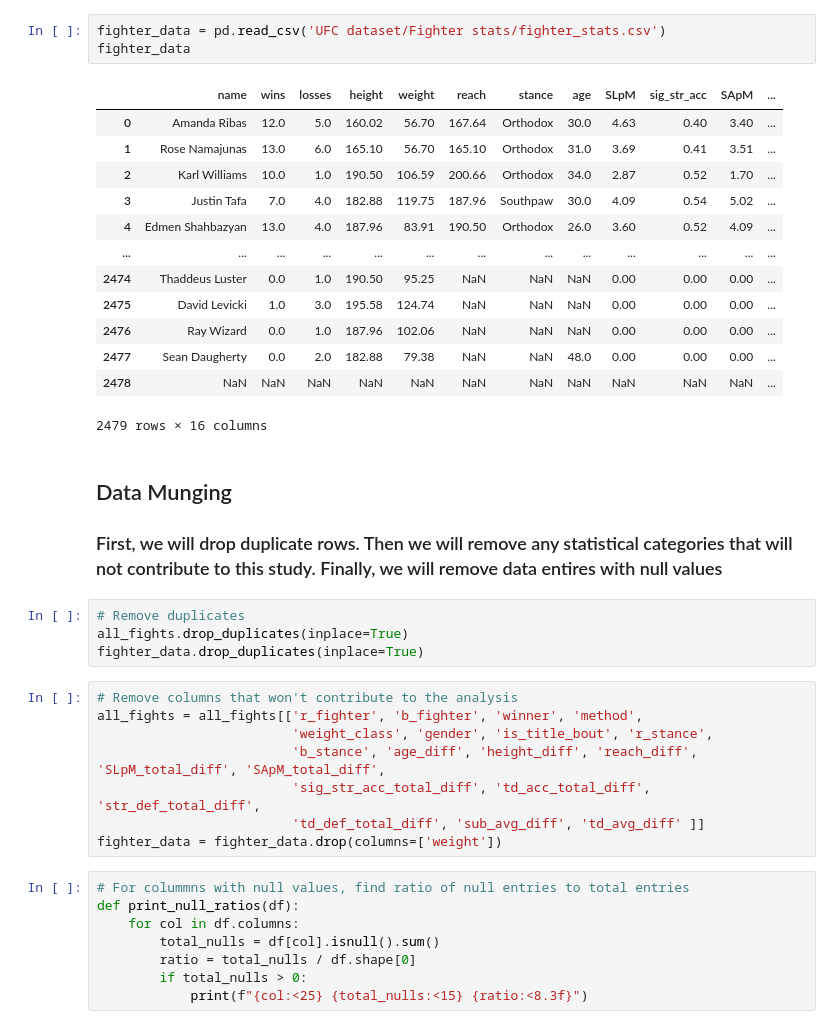
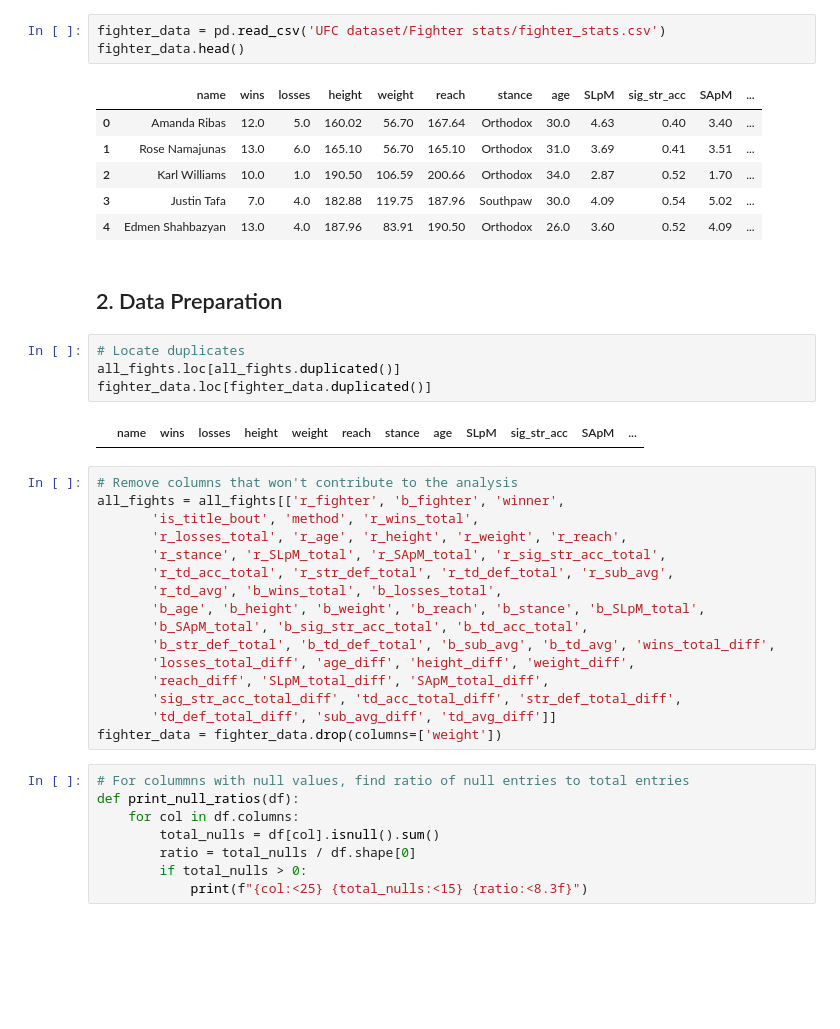
Before and after one commit to jmanlang/ufc-data-analysis, a Jupyter notebook: analysis.ipynb, the cells around one changed output. Drawn from its saved outputs; the diff is of its cells as text; blank space fills up the shorter version.

```diff
--- a/analysis.ipynb
+++ b/analysis.ipynb
@@ -23,34 +71,36 @@ all_fights
 # %%
 fighter_data = pd.read_csv('UFC dataset/Fighter stats/fighter_stats.csv')
-fighter_data
+fighter_data.head()
 # %% [output]
 |  | name | wins | losses | height | weight | reach | stance | age | SLpM | sig_str_acc | SApM | ... |
 | 0 | Amanda Ribas | 12.0 | 5.0 | 160.02 | 56.70 | 167.64 | Orthodox | 30.0 | 4.63 | 0.40 | 3.40 | ... |
 | 1 | Rose Namajunas | 13.0 | 6.0 | 165.10 | 56.70 | 165.10 | Orthodox | 31.0 | 3.69 | 0.41 | 3.51 | ... |
 | 2 | Karl Williams | 10.0 | 1.0 | 190.50 | 106.59 | 200.66 | Orthodox | 34.0 | 2.87 | 0.52 | 1.70 | ... |
 | 3 | Justin Tafa | 7.0 | 4.0 | 182.88 | 119.75 | 187.96 | Southpaw | 30.0 | 4.09 | 0.54 | 5.02 | ... |
 | 4 | Edmen Shahbazyan | 13.0 | 4.0 | 187.96 | 83.91 | 190.50 | Orthodox | 26.0 | 3.60 | 0.52 | 4.09 | ... |
-| ... | ... | ... | ... | ... | ... | ... | ... | ... | ... | ... | ... | ... |
-| 2474 | Thaddeus Luster | 0.0 | 1.0 | 190.50 | 95.25 | NaN | NaN | NaN | 0.00 | 0.00 | 0.00 | ... |
-| 2475 | David Levicki | 1.0 | 3.0 | 195.58 | 124.74 | NaN | NaN | NaN | 0.00 | 0.00 | 0.00 | ... |
-| 2476 | Ray Wizard | 0.0 | 1.0 | 187.96 | 102.06 | NaN | NaN | NaN | 0.00 | 0.00 | 0.00 | ... |
-| 2477 | Sean Daugherty | 0.0 | 2.0 | 182.88 | 79.38 | NaN | NaN | 48.0 | 0.00 | 0.00 | 0.00 | ... |
-| 2478 | NaN | NaN | NaN | NaN | NaN | NaN | NaN | NaN | NaN | NaN | NaN | ... |
-2479 rows × 16 columns
 # %% [markdown]
-## Data Munging
-### First, we will drop duplicate rows. Then we will remove any statistical categories that will not contribute to this study. Finally, we will remove data entires with null values
+## 2. Data Preparation
-# %%
-# Remove duplicates
-all_fights.drop_duplicates(inplace=True)
-fighter_data.drop_duplicates(inplace=True)
+# %%
+# Locate duplicates
+all_fights.loc[all_fights.duplicated()]
+fighter_data.loc[fighter_data.duplicated()]
+# %% [output]
+|  | name | wins | losses | height | weight | reach | stance | age | SLpM | sig_str_acc | SApM | ... |
 # %%
 # Remove columns that won't contribute to the analysis
-all_fights = all_fights[['r_fighter', 'b_fighter', 'winner', 'method',
-                         'weight_class', 'gender', 'is_title_bout', 'r_stance',
-                         'b_stance', 'age_diff', 'height_diff', 'reach_diff', 'SLpM_total_diff', 'SApM_total_diff',
-                         'sig_str_acc_total_diff', 'td_acc_total_diff', 'str_def_total_diff',
-                         'td_def_total_diff', 'sub_avg_diff', 'td_avg_diff' ]]
+all_fights = all_fights[['r_fighter', 'b_fighter', 'winner',
+       'is_title_bout', 'method', 'r_wins_total',
+       'r_losses_total', 'r_age', 'r_height', 'r_weight', 'r_reach',
+       'r_stance', 'r_SLpM_total', 'r_SApM_total', 'r_sig_str_acc_total',
+       'r_td_acc_total', 'r_str_def_total', 'r_td_def_total', 'r_sub_avg',
+       'r_td_avg', 'b_wins_total', 'b_losses_total',
+       'b_age', 'b_height', 'b_weight', 'b_reach', 'b_stance', 'b_SLpM_total',
+       'b_SApM_total', 'b_sig_str_acc_total', 'b_td_acc_total',
+       'b_str_def_total', 'b_td_def_total', 'b_sub_avg', 'b_td_avg', 'wins_total_diff',
+       'losses_total_diff', 'age_diff', 'height_diff', 'weight_diff',
+       'reach_diff', 'SLpM_total_diff', 'SApM_total_diff',
+       'sig_str_acc_total_diff', 'td_acc_total_diff', 'str_def_total_diff',
+       'td_def_total_diff', 'sub_avg_diff', 'td_avg_diff']]
 fighter_data = fighter_data.drop(columns=['weight'])
 # %%
 # For colummns with null values, find ratio of null entries to total entries
```
Also changed, not shown: parts of 20 cells of this notebook, 1 other file.
